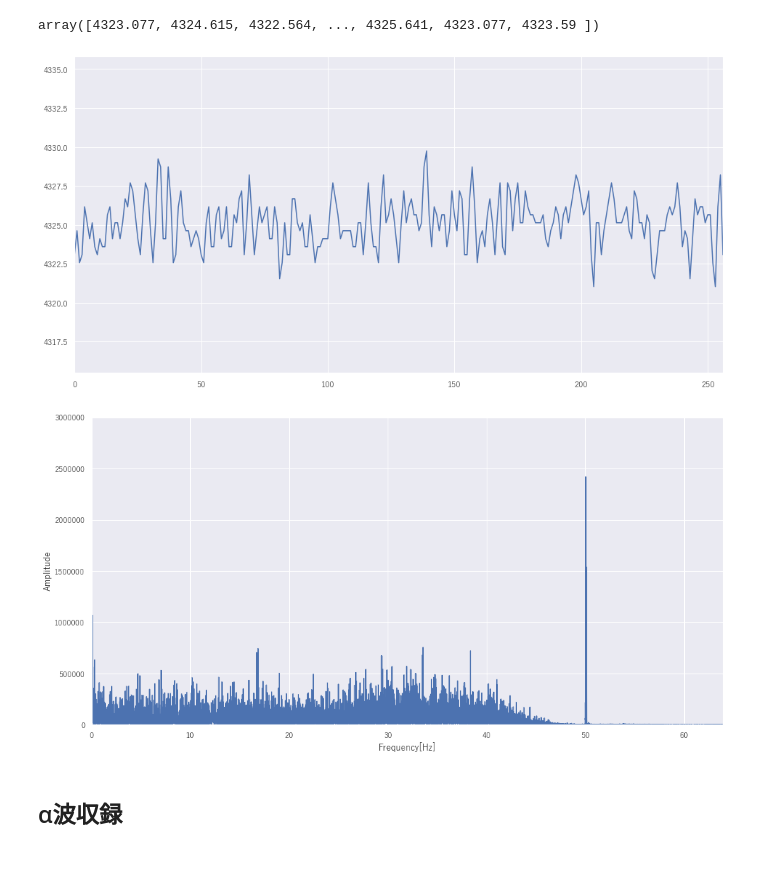
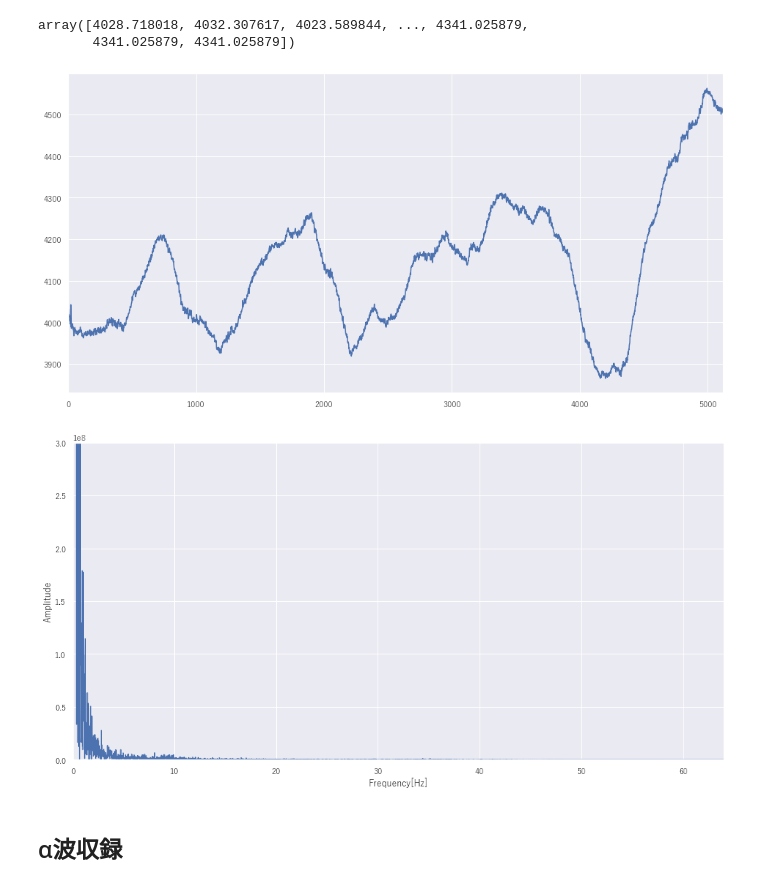
Before and after one commit to nekketsu2010/BSA_Lab, a Jupyter notebook: いろいろ/Untitled.ipynb, the cells around one changed output. Cells and saved outputs as stored; diff of their text form; code cells hidden in the pictures.

```diff
--- a/いろいろ/Untitled.ipynb
+++ b/いろいろ/Untitled.ipynb
@@ -7,6 +7,6 @@ sns.set(font='Yu Gothic')
 import matplotlib.pyplot as plt
 %matplotlib inline
 # %%
-csv = pd.read_csv("emotiv_epoc_plus.csv")
+csv = pd.read_csv("201103/normal_03.11.20_23.16.54.md.csv", skiprows=1)
 csv
 # %% [output]
@@ -26,28 +26,29 @@ csv
 # %%
-AF3 = csv['AF3'].values
+AF3 = csv['EEG.O1'].values
 AF3
 # %% [output]
-array([4323.077, 4324.615, 4322.564, ..., 4325.641, 4323.077, 4323.59 ])
+array([4028.718018, 4032.307617, 4023.589844, ..., 4341.025879,
+       4341.025879, 4341.025879])
 # %%
 plt.figure(figsize=(16, 8))
 # tt = np.linspace(0, 128, AF3.shape[0])
 plt.plot(AF3)
-plt.xlim(0, 256)
+plt.xlim(0, 5120)
 plt.show()
 # %% [output]
-[figure, old version]
+[figure, new version]
 # %%
 AF3_FFT = np.abs(np.square(np.fft.fft(AF3)))
 plt.figure(figsize=(16, 8))
 tt = np.linspace(0, 128, AF3_FFT.shape[0])
 plt.plot(tt, AF3_FFT)
 plt.xlim(0, 64)
-plt.ylim(0, 0.3*10**7)
+plt.ylim(0, 0.3*10**9)
 plt.xlabel("Frequency[Hz]")
 plt.ylabel("Amplitude")
 plt.show()
 # %% [output]
-[figure, old version]
+[figure, new version]
 # %% [markdown]
 ## α波収録
 # %%
```
Also changed, not shown: parts of 10 cells of this notebook, 8 other files.
